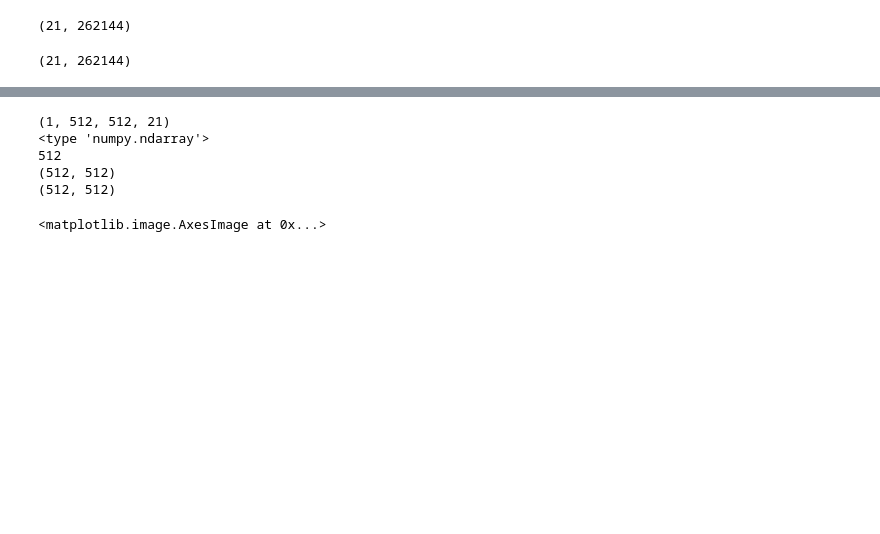
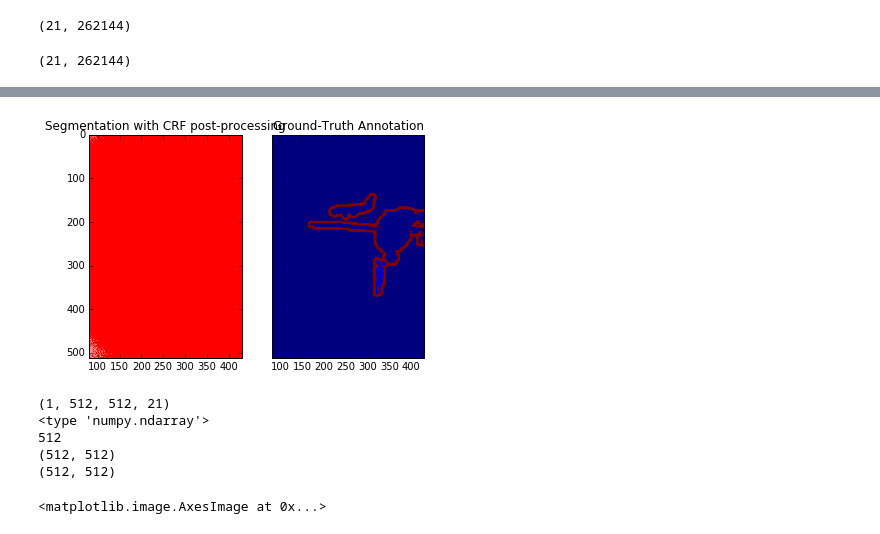
Before and after one commit to Gurupradeep/FCN-for-Semantic-Segmentation, a Jupyter notebook: FCN-16.ipynb, the cells around one changed output, grey strips where cells are left out. Saved outputs shown, nothing was run; the diff lists cells and outputs as text; code cells hidden in the pictures; blank space fills up the shorter version.

```diff
--- a/FCN-16.ipynb
+++ b/FCN-16.ipynb
@@ -404,0 +436,4 @@ d.setUnaryEnergy(unary)
+# %%
+Q = d.inference(5)
+# %%
+res = np.argmax(Q, axis=0).reshape((image.shape[0], image.shape[1]))
@@ -405,3 +457,14 @@ d.setUnaryEnergy(unary)
+# %%
+cmap = plt.get_cmap('bwr')
+# %%
+f, (ax1, ax2) = plt.subplots(1, 2, sharey=True)
+ax1.imshow(res, vmax=1.5, vmin=-0.4, cmap=cmap)
+ax1.set_title('Segmentation with CRF post-processing')
+probability_graph = ax2.imshow(np.asarray(im))
+ax2.set_title('Ground-Truth Annotation')
+plt.show()
+# %% [output]
+[figure, added]
 # %%
 #imperson = preds[0,class2index['person'],:,:]
 print(preds.shape)
```
Also changed, not shown: parts of 20 cells of this notebook.
